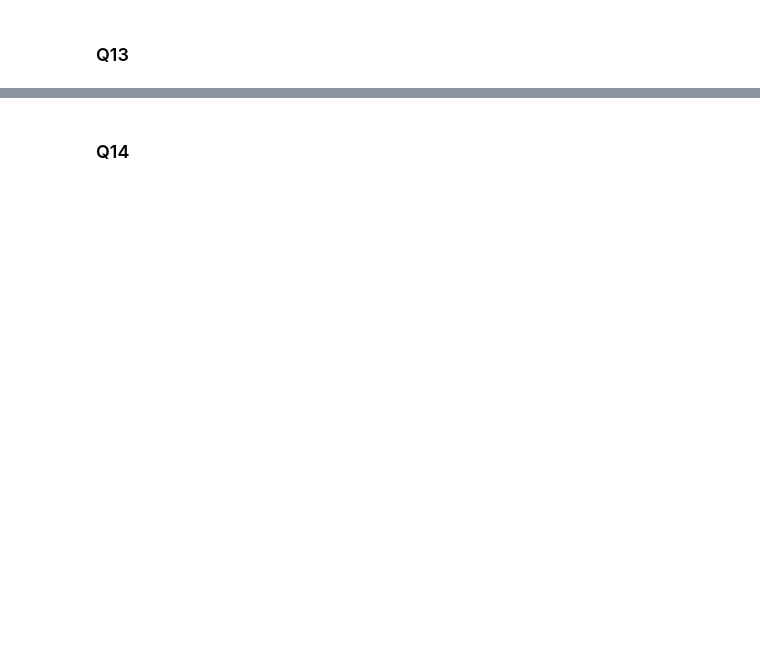
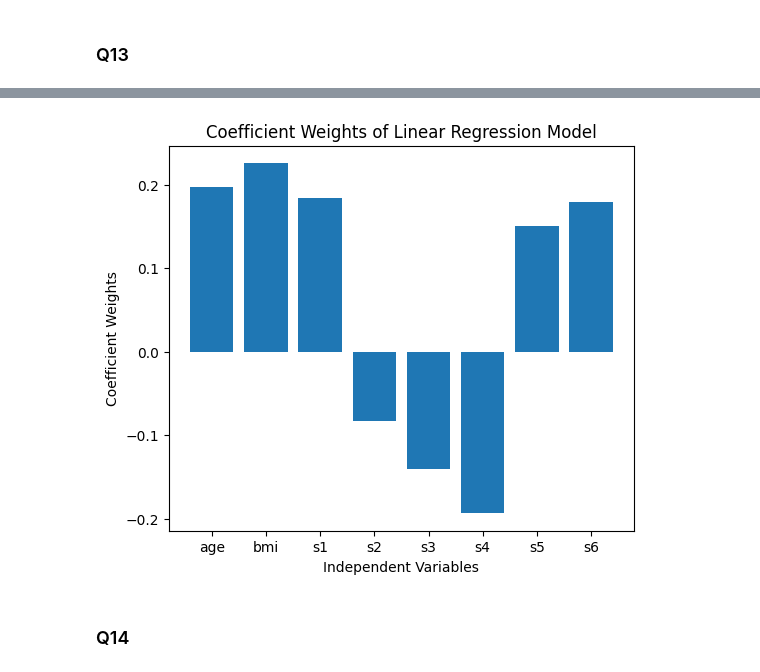
Before and after one commit to mikami520/MBP1201H-Biostats, a Jupyter notebook: Final Exam/FINAL_TEMPLATE.ipynb, the cells around one changed output, grey strips where cells are left out. Drawn from its saved outputs; the diff is of its cells as text; code cells hidden in the pictures; blank space fills up the shorter version.

```diff
--- a/Final Exam/FINAL_TEMPLATE.ipynb
+++ b/Final Exam/FINAL_TEMPLATE.ipynb
@@ -191,2 +263,12 @@ db.head()
+# %%
+coeff = model.coef_
+plt.figure(figsize=(6, 5))
+plt.bar(independent_vars, coeff[0])
+plt.xlabel("Independent Variables")
+plt.ylabel("Coefficient Weights")
+plt.title("Coefficient Weights of Linear Regression Model")
+plt.show()
+# %% [output]
+[figure, added]
 # %% [markdown]
 ### Q14
```
Also changed, not shown: parts of 15 cells of this notebook, 1 other file.
